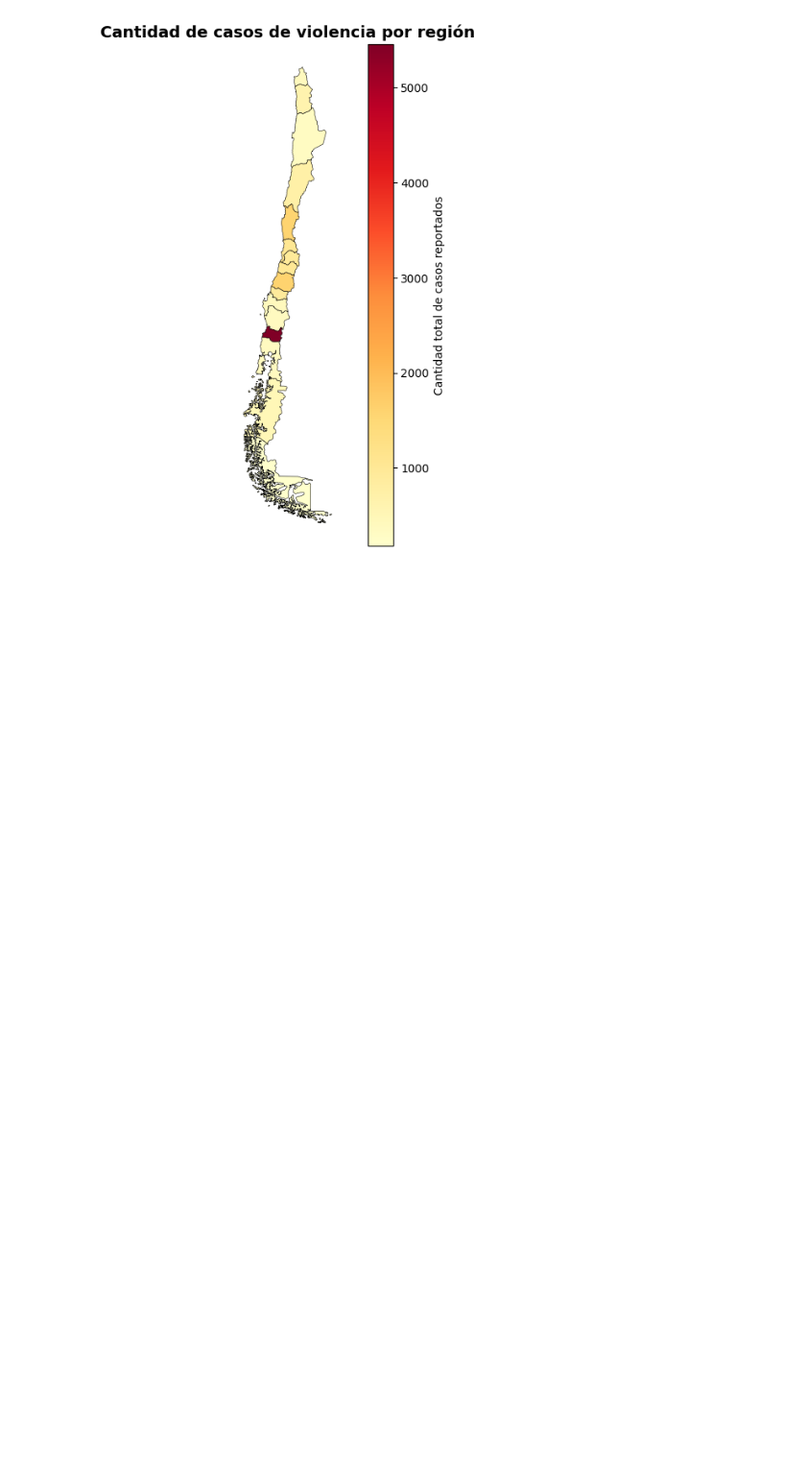
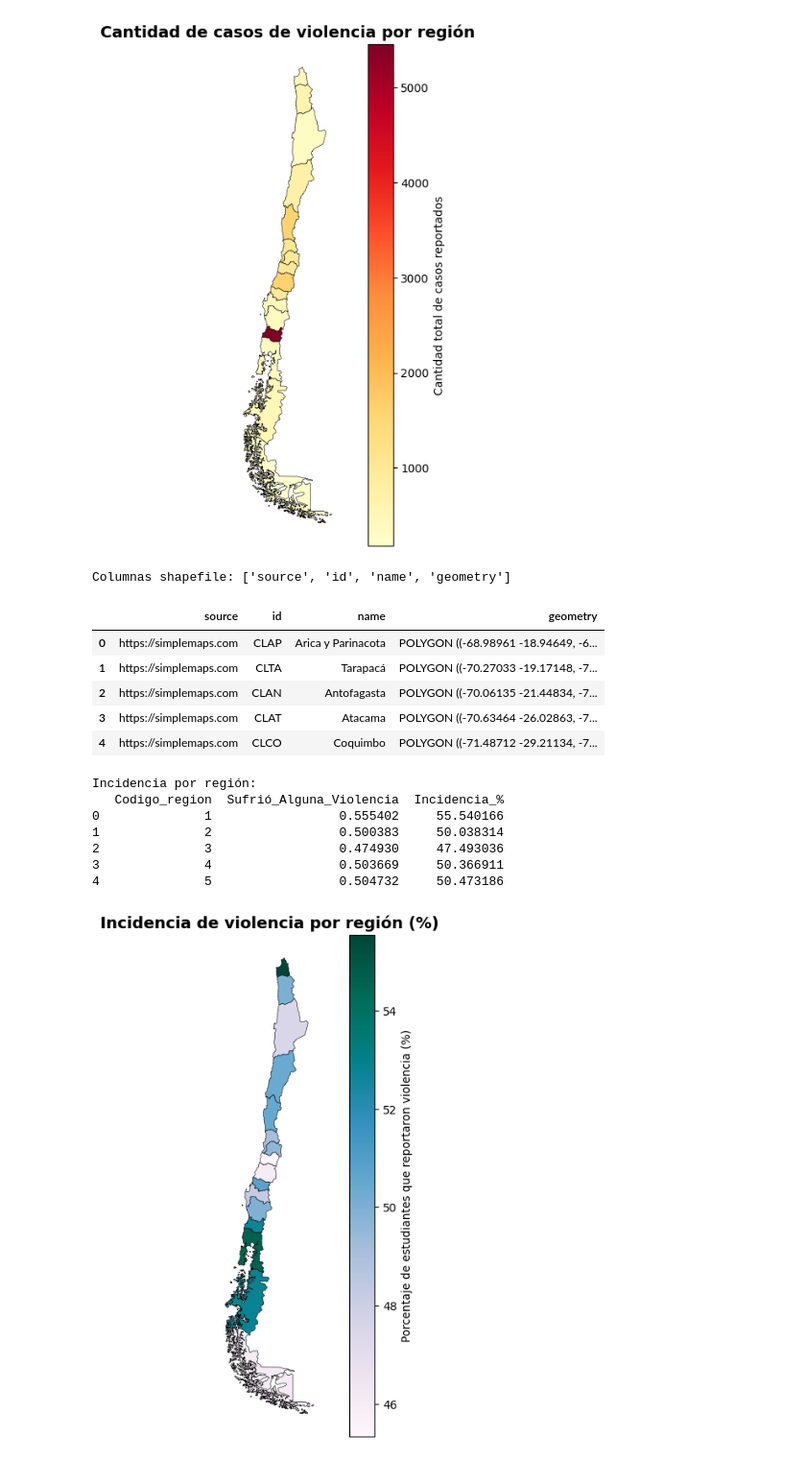
Before and after one commit to ConstanzaHernandezTorres/IMT2200-Proyecto-grupal, a Jupyter notebook: EDA.ipynb, the cells around one changed output. Shown at 96% size. Saved outputs shown, nothing was run; the diff lists cells and outputs as text; code cells hidden in the pictures; blank space fills up the shorter version.

Commit message:
Ambos mapas

```diff
--- a/EDA.ipynb
+++ b/EDA.ipynb
@@ -1053,3 +1053,64 @@ Cantidad de casos por región:
 3              4                755
 4              5               1600
 [figure]
+# %%
+#  MAPA COROPLÉTICO: INCIDENCIA DE VIOLENCIA POR REGIÓN
+import geopandas as gpd
+shapefile_local = "regiones.json"
+
+gdf_regiones = gpd.read_file(shapefile_local)
+print("Columnas shapefile:", gdf_regiones.columns.tolist())
+display(gdf_regiones.head())
+
+gdf_regiones = gdf_regiones.reset_index(drop=True).copy()
+gdf_regiones['Codigo_region'] = gdf_regiones.index + 1
+df_bienestar['Codigo_region'] = df_bienestar['Codigo_region'].astype(int)
+
+
+# Calcular la incidencia de violencia por región
+incidencia = (
+    df_bienestar.groupby('Codigo_region')['Sufrió_Alguna_Violencia']
+    .mean()
+    .reset_index()
+)
+incidencia['Incidencia_%'] = incidencia['Sufrió_Alguna_Violencia'] * 100
+
+print("\nIncidencia por región:")
+print(incidencia.head())
+
+# Unir los datos
+gdf_mapa = gdf_regiones.merge(incidencia, on='Codigo_region', how='left')
+gdf_mapa['Incidencia_%'] = gdf_mapa['Incidencia_%'].fillna(0)
+
+# Gráfcia
+fig, ax = plt.subplots(1, 1, figsize=(10, 8))
+gdf_mapa.plot(
+    column='Incidencia_%',
+    ax=ax,
+    cmap='PuBuGn',
+    legend=True,
+    legend_kwds={'label': 'Porcentaje de estudiantes que reportaron violencia (%)'},
+    edgecolor='black',
+    linewidth=0.4
+)
+
+ax.set_title('Incidencia de violencia por región (%)', fontsize=14, weight='bold')
+ax.axis('off')
+
+plt.show()
+# %% [output]
+Columnas shapefile: ['source', 'id', 'name', 'geometry']
+|  | source | id | name | geometry |
+| 0 | https://simplemaps.com | CLAP | Arica y Parinacota | POLYGON ((-68.98961 -18.94649, -6... |
+| 1 | https://simplemaps.com | CLTA | Tarapacá | POLYGON ((-70.27033 -19.17148, -7... |
+| 2 | https://simplemaps.com | CLAN | Antofagasta | POLYGON ((-70.06135 -21.44834, -7... |
+| 3 | https://simplemaps.com | CLAT | Atacama | POLYGON ((-70.63464 -26.02863, -7... |
+| 4 | https://simplemaps.com | CLCO | Coquimbo | POLYGON ((-71.48712 -29.21134, -7... |
+Incidencia por región:
+   Codigo_region  Sufrió_Alguna_Violencia  Incidencia_%
+0              1                 0.555402     55.540166
+1              2                 0.500383     50.038314
+2              3                 0.474930     47.493036
+3              4                 0.503669     50.366911
+4              5                 0.504732     50.473186
+[figure, added]
```
